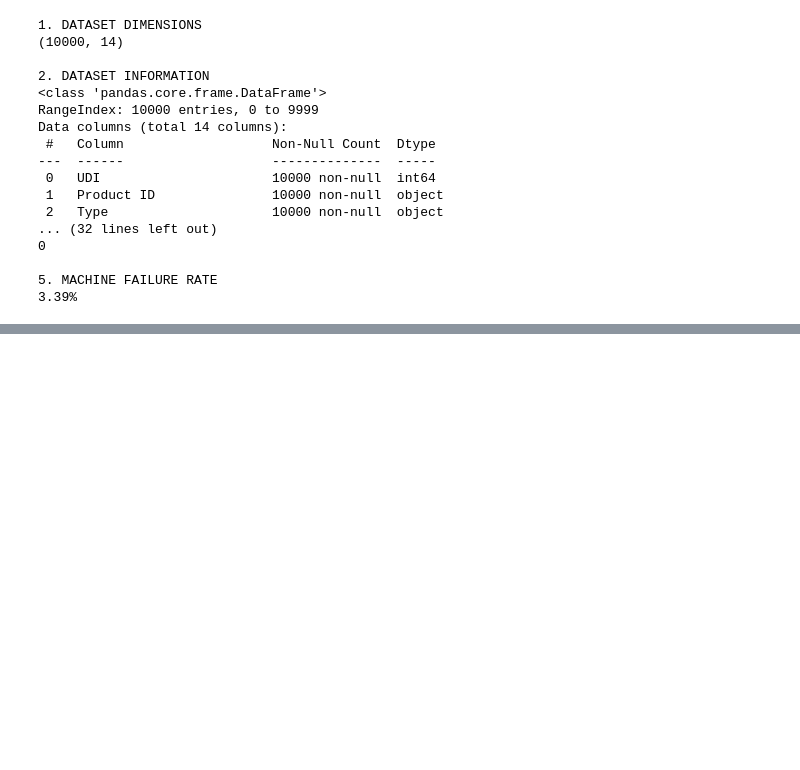
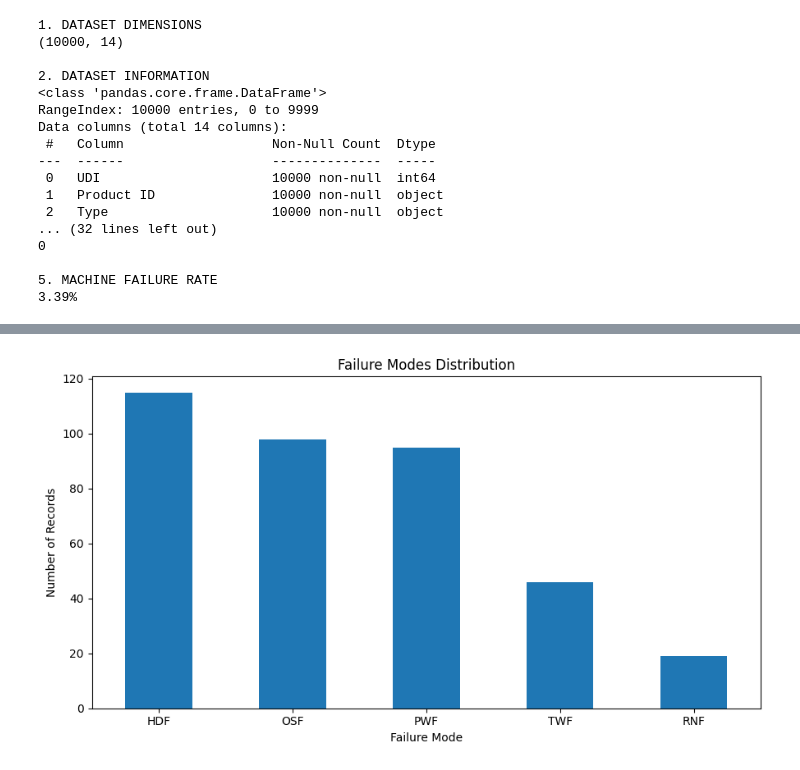
Before and after one commit to maranalyzes/manufacturing-performance-analytics, a Jupyter notebook: notebooks/01_exploratory_data_analysis.ipynb, the cells around one changed output, grey strips where cells are left out. Saved outputs shown, nothing was run; the diff lists cells and outputs as text; code cells hidden in the pictures; blank space fills up the shorter version.

Commit message:
Complete exploratory data analysis and failure analysis

```diff
--- a/notebooks/01_exploratory_data_analysis.ipynb
+++ b/notebooks/01_exploratory_data_analysis.ipynb
@@ -185,0 +213,12 @@ Data columns (total 14 columns):
+# %%
+
+# 2. Failure modes analysis
+
+failure_modes = ["TWF", "HDF", "PWF", "OSF", "RNF"]
+
+failure_mode_counts = df[failure_modes].sum().sort_values(
+    ascending=False
+)
+
+print("Failure modes frequency:")
+display(failure_mode_counts)
@@ -185,0 +234,17 @@ Data columns (total 14 columns):
+# %%
+
+# 3. Visualize failure modes
+
+failure_mode_counts.plot(
+    kind="bar",
+    title="Failure Modes Distribution",
+    xlabel="Failure Mode",
+    ylabel="Number of Records",
+    figsize=(9, 5)
+)
+
+plt.xticks(rotation=0)
+plt.tight_layout()
+plt.show()
+# %% [output]
+[figure, added]
```
Also changed, not shown: parts of 14 cells of this notebook.
